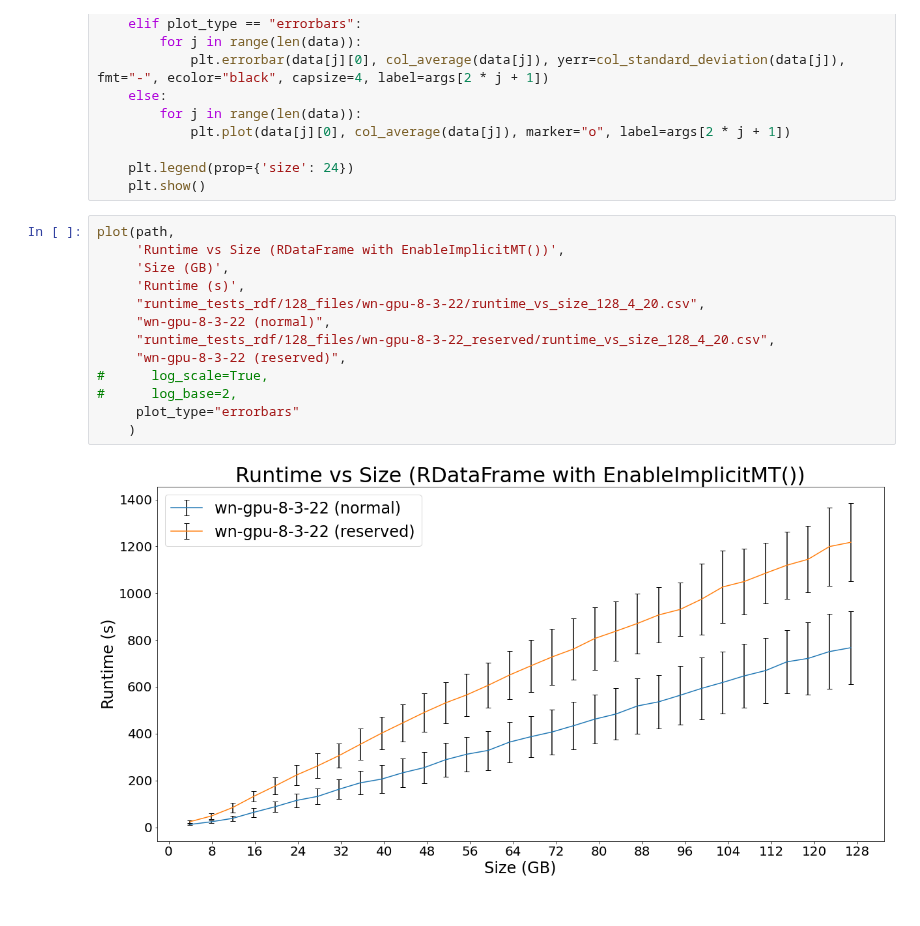
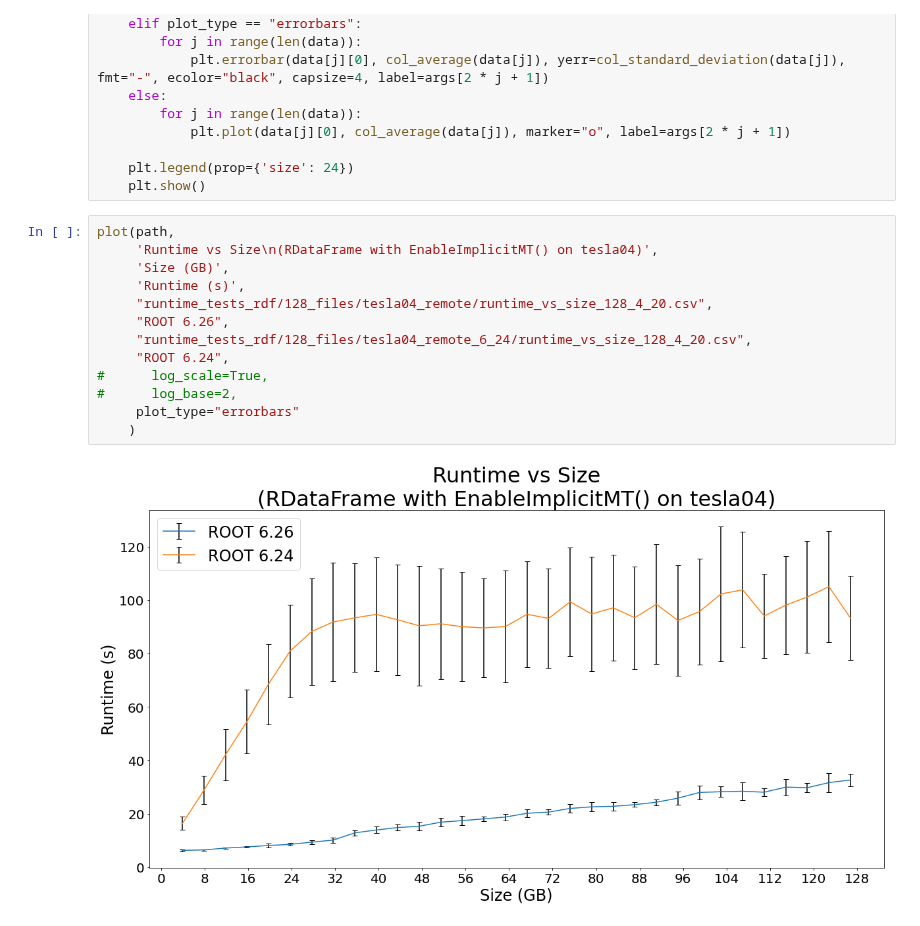
Before and after one commit to bucket420/DOE-INFN-2022, a Jupyter notebook: plot.ipynb, the cells around one changed output. Drawn from its saved outputs; the diff is of its cells as text.

```diff
--- a/plot.ipynb
+++ b/plot.ipynb
@@ -67,18 +67,18 @@ def plot(path, title, xlabel, ylabel, *args, plot_type=None, log_scale=False, lo
     plt.show()
 # %%
 plot(path,
-     'Runtime vs Size (RDataFrame with EnableImplicitMT())',
+     'Runtime vs Size\n(RDataFrame with EnableImplicitMT() on tesla04)',
      'Size (GB)',
      'Runtime (s)',
-     "runtime_tests_rdf/128_files/wn-gpu-8-3-22/runtime_vs_size_128_4_20.csv",
-     "wn-gpu-8-3-22 (normal)",
-     "runtime_tests_rdf/128_files/wn-gpu-8-3-22_reserved/runtime_vs_size_128_4_20.csv",
-     "wn-gpu-8-3-22 (reserved)",
+     "runtime_tests_rdf/128_files/tesla04_remote/runtime_vs_size_128_4_20.csv",
+     "ROOT 6.26",
+     "runtime_tests_rdf/128_files/tesla04_remote_6_24/runtime_vs_size_128_4_20.csv",
+     "ROOT 6.24",
 #      log_scale=True,
 #      log_base=2,
      plot_type="errorbars"
     )
 # %% [output]
-[figure, old version]
+[figure, new version]
 # %%
 plot(path,
```
Also changed, not shown: parts of 9 cells of this notebook, 2 other files.
